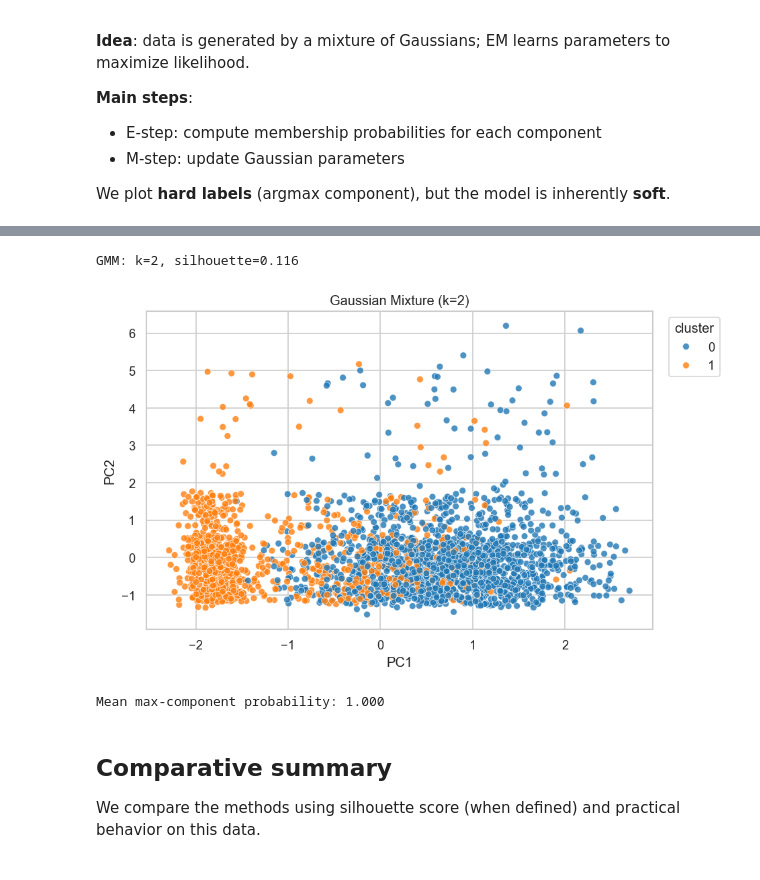
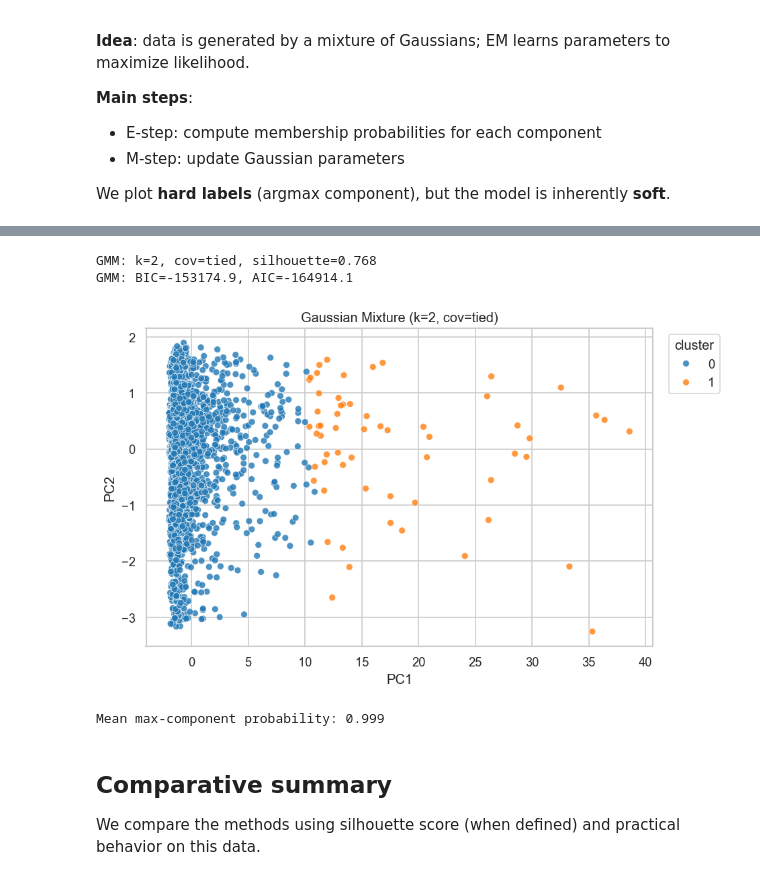
Before and after one commit to eamtcPROG/MLDM, a Jupyter notebook: lab1/lab1.ipynb, the cells around one changed output, grey strips where cells are left out. Cells and saved outputs as stored; diff of their text form; code cells hidden in the pictures.

```diff
--- a/lab1/lab1.ipynb
+++ b/lab1/lab1.ipynb
@@ -339,23 +464,65 @@ plot_silhouette_vs_k(
 # %%
 from sklearn.mixture import GaussianMixture
 
-gmm_k = 2
+cov_types = ["diag", "tied", "full"]
+reg_covar = 1e-4
+n_init = 3
 
-gmm = GaussianMixture(n_components=gmm_k, random_state=RANDOM_STATE)
+best_cfg = None
+best_sil = None
+best_bic = None
+
+for cov in cov_types:
+    for k in range(2, 11):
+        gmm_try = GaussianMixture(
+            n_components=k,
+            covariance_type=cov,
+            reg_covar=reg_covar,
+            n_init=n_init,
+            random_state=RANDOM_STATE,
+        )
+        labels = gmm_try.fit_predict(X)
+        sil = safe_silhouette(X, labels)
+        bic = gmm_try.bic(X)
+
+        if sil is not None:
+            if best_sil is None or sil > best_sil or (sil == best_sil and (best_bic is None or bic < best_bic)):
+                best_sil = sil
+                best_bic = bic
+                best_cfg = (k, cov)
+
+if best_cfg is None:
+    gmm_k, gmm_cov = 2, "diag"
+else:
+    gmm_k, gmm_cov = best_cfg
+
+gmm = GaussianMixture(
+    n_components=gmm_k,
+    covariance_type=gmm_cov,
+    reg_covar=reg_covar,
+    n_init=n_init,
+    random_state=RANDOM_STATE,
+)
 gmm_labels = gmm.fit_predict(X)
 
 gmm_sil = safe_silhouette(X, gmm_labels)
-print(f"GMM: k={gmm_k}, silhouette={gmm_sil:.3f}" if gmm_sil is not None else f"GMM: k={gmm_k}, silhouette=undefined")
+print(
+    f"GMM: k={gmm_k}, cov={gmm_cov}, silhouette={gmm_sil:.3f}"
+    if gmm_sil is not None
+    else f"GMM: k={gmm_k}, cov={gmm_cov}, silhouette=undefined"
+)
+print(f"GMM: BIC={gmm.bic(X):.1f}, AIC={gmm.aic(X):.1f}")
 
-plot_clusters_2d(pca_df, gmm_labels, title=f"Gaussian Mixture (k={gmm_k})")
+plot_clusters_2d(pca_df, gmm_labels, title=f"Gaussian Mixture (k={gmm_k}, cov={gmm_cov})")
 
-# Optional: see how confident the model is (max posterior per point)
+
 max_prob = gmm.predict_proba(X).max(axis=1)
 print(f"Mean max-component probability: {max_prob.mean():.3f}")
 # %% [output]
-GMM: k=2, silhouette=0.116
+GMM: k=2, cov=tied, silhouette=0.768
+GMM: BIC=-153174.9, AIC=-164914.1
-[figure, old version]
+[figure, new version]
-Mean max-component probability: 1.000
+Mean max-component probability: 0.999
 # %% [markdown]
 ## Comparative summary
 
```
Also changed, not shown: parts of 11 cells of this notebook.
